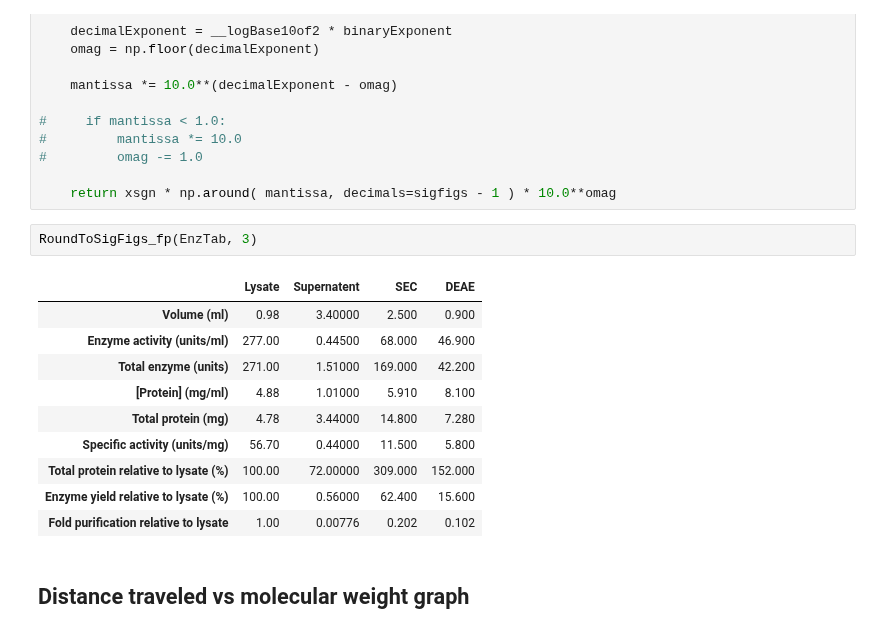
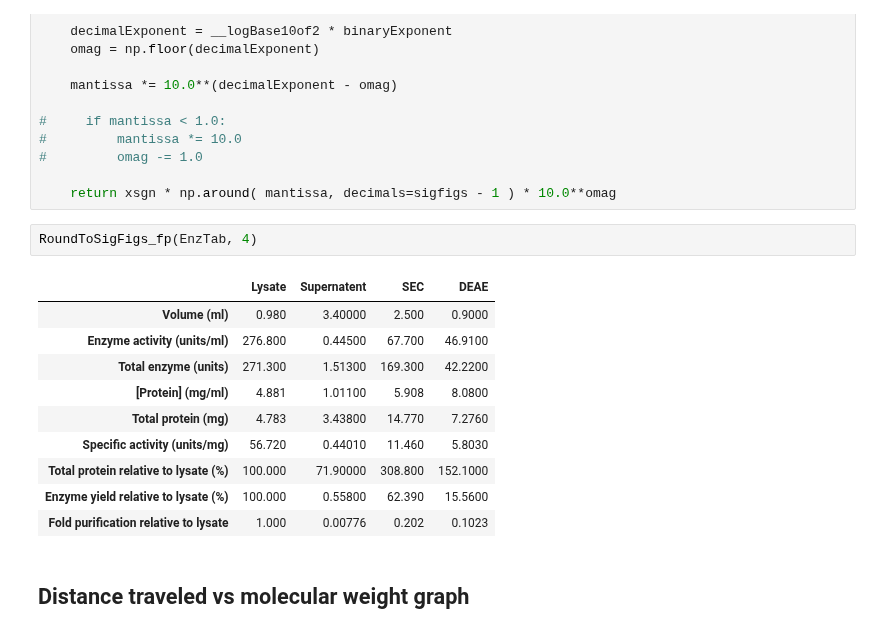
Before and after one commit to Kevinhykuo/UVic, a Jupyter notebook: Lab 4.ipynb, the cells around one changed output. Cells and saved outputs as stored; diff of their text form.

```diff
--- a/Lab 4.ipynb
+++ b/Lab 4.ipynb
@@ -231,18 +236,18 @@ def RoundToSigFigs_fp( x, sigfigs ):
 
     return xsgn * np.around( mantissa, decimals=sigfigs - 1 ) * 10.0**omag
 # %%
-RoundToSigFigs_fp(EnzTab, 3)
+RoundToSigFigs_fp(EnzTab, 4)
 # %% [output]
 |  | Lysate | Supernatent | SEC | DEAE |
-| Volume (ml) | 0.98 | 3.40000 | 2.500 | 0.900 |
-| Enzyme activity (units/ml) | 277.00 | 0.44500 | 68.000 | 46.900 |
-| Total enzyme (units) | 271.00 | 1.51000 | 169.000 | 42.200 |
-| [Protein] (mg/ml) | 4.88 | 1.01000 | 5.910 | 8.100 |
-| Total protein (mg) | 4.78 | 3.44000 | 14.800 | 7.280 |
-| Specific activity (units/mg) | 56.70 | 0.44000 | 11.500 | 5.800 |
-| Total protein relative to lysate (%) | 100.00 | 72.00000 | 309.000 | 152.000 |
-| Enzyme yield relative to lysate (%) | 100.00 | 0.56000 | 62.400 | 15.600 |
-| Fold purification relative to lysate | 1.00 | 0.00776 | 0.202 | 0.102 |
+| Volume (ml) | 0.980 | 3.40000 | 2.500 | 0.9000 |
+| Enzyme activity (units/ml) | 276.800 | 0.44500 | 67.700 | 46.9100 |
+| Total enzyme (units) | 271.300 | 1.51300 | 169.300 | 42.2200 |
+| [Protein] (mg/ml) | 4.881 | 1.01100 | 5.908 | 8.0800 |
+| Total protein (mg) | 4.783 | 3.43800 | 14.770 | 7.2760 |
+| Specific activity (units/mg) | 56.720 | 0.44010 | 11.460 | 5.8030 |
+| Total protein relative to lysate (%) | 100.000 | 71.90000 | 308.800 | 152.1000 |
+| Enzyme yield relative to lysate (%) | 100.000 | 0.55800 | 62.390 | 15.5600 |
+| Fold purification relative to lysate | 1.000 | 0.00776 | 0.202 | 0.1023 |
 # %% [markdown]
 ## Distance traveled vs molecular weight graph
 # %% [markdown]
```
Also changed, not shown: parts of 4 cells of this notebook.
